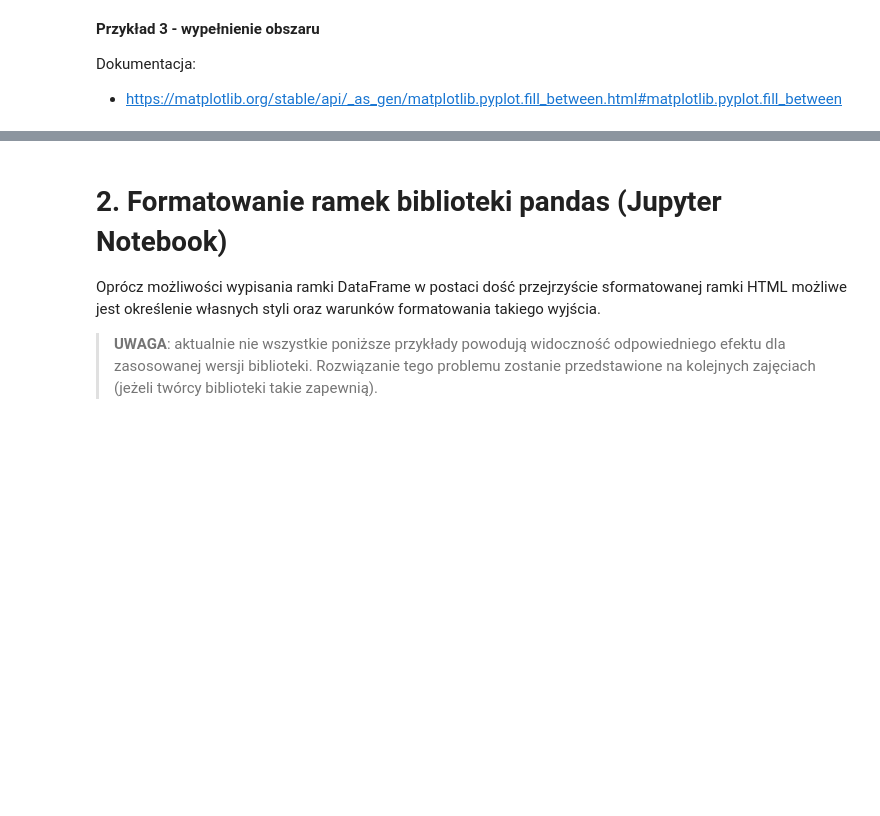
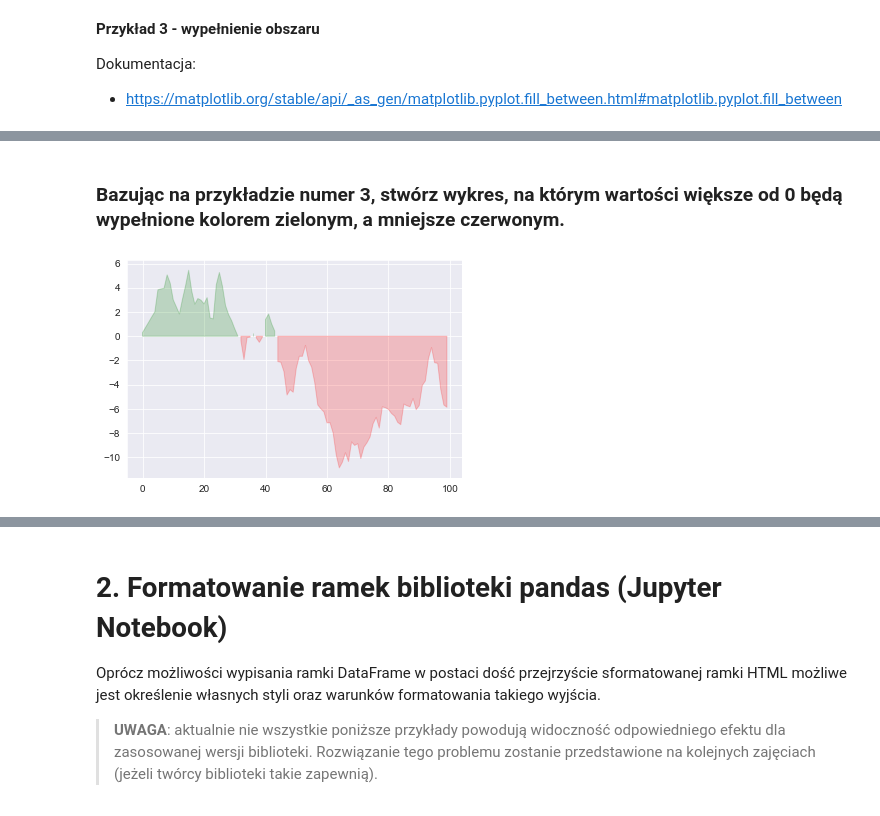
Before and after one commit to Jonash55/WD_BJ_151267, a Jupyter notebook: Lab9/9_adnotacje_i_formatowanie.ipynb, the cells around one changed output, grey strips where cells are left out. Cells and saved outputs as stored; diff of their text form; code cells hidden in the pictures; blank space fills up the shorter version.

```diff
--- a/Lab9/9_adnotacje_i_formatowanie.ipynb
+++ b/Lab9/9_adnotacje_i_formatowanie.ipynb
@@ -86,3 +114,20 @@ plt.fill_between(
+# %% [markdown]
+### Bazując na przykładzie numer 3, stwórz wykres, na którym wartości większe od 0 będą wypełnione kolorem zielonym, a mniejsze czerwonym.
+# %%
+plt.fill_between(
+        x = list(range(len(values))),
+        y1 = values,
+        where = (values > 0),
+        color= "g",
+        alpha= 0.2);
+plt.fill_between(
+        x = list(range(len(values))),
+        y1 = values,
+        where = (values < 0),
+        color= "r",
+        alpha= 0.2);
+# %% [output]
+[figure, added]
 # %%
 # tutaj kolorujemy dane dla całego wykresu, ale odfiltrowane dla wartości
 # z wektora, które spełniają dany warunek (tablica bool)
```
Also changed, not shown: parts of 28 cells of this notebook.
